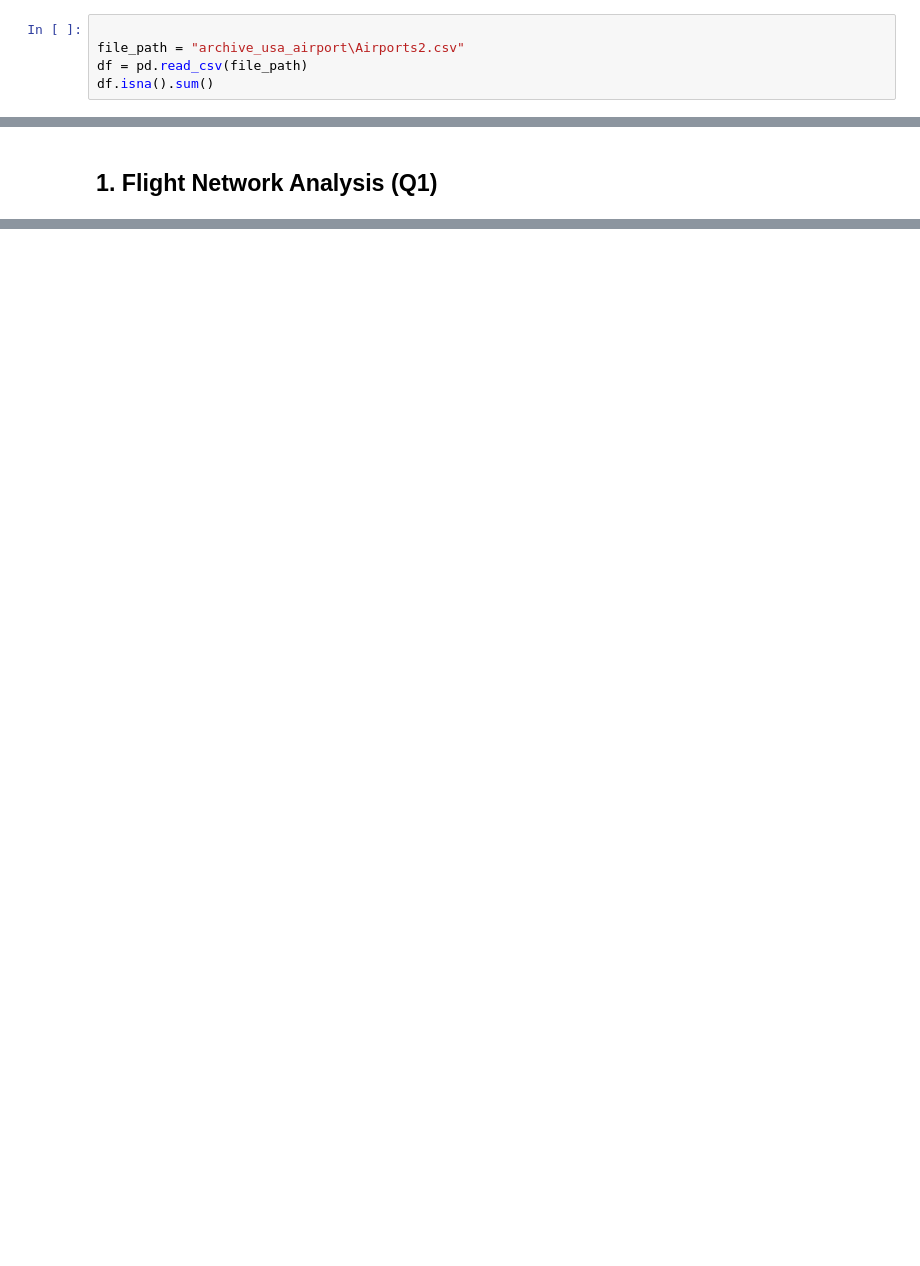
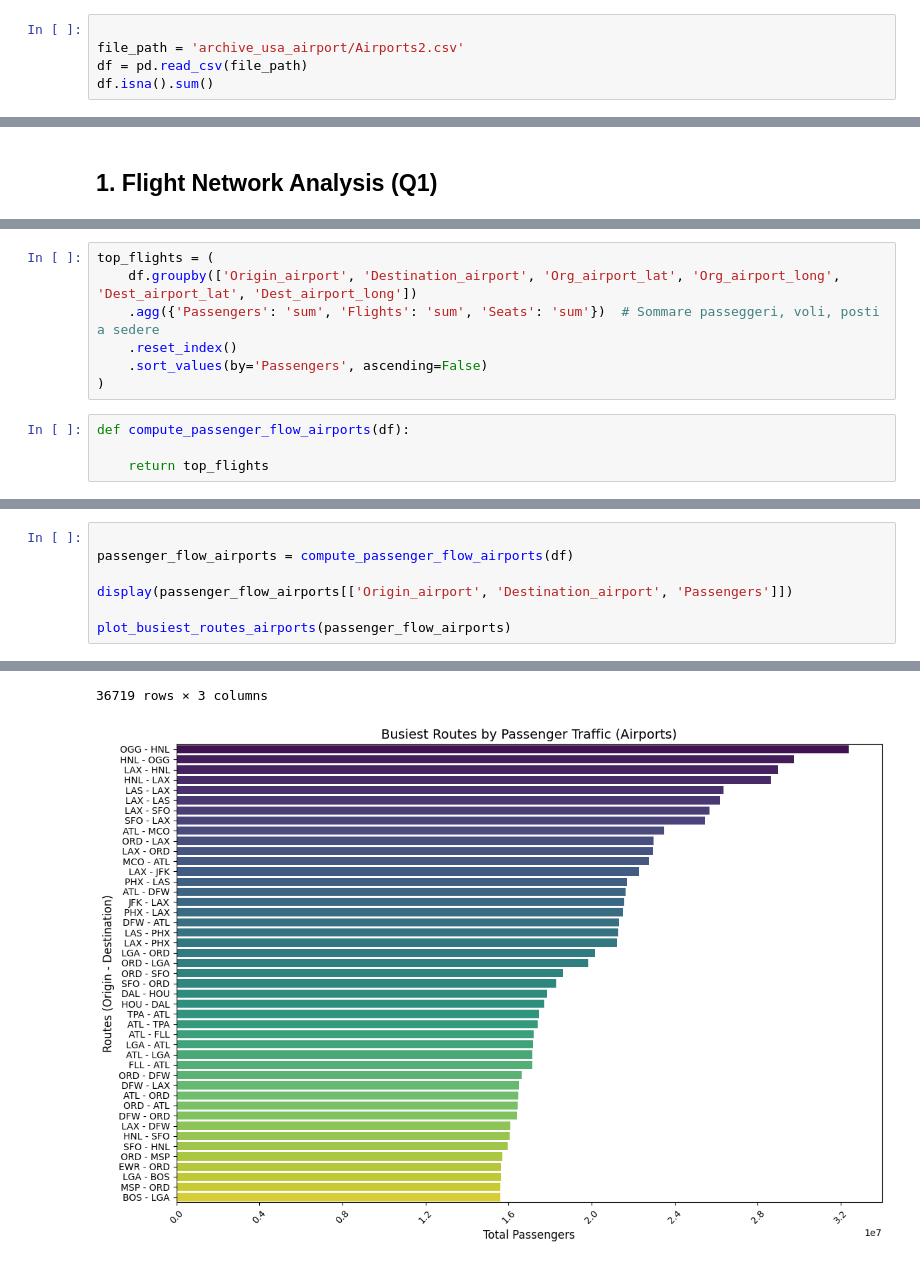
Before and after one commit to LinCannn/ADM-HW5, a Jupyter notebook: ADM_H5.ipynb, the cells around one changed output, grey strips where cells are left out. Cells and saved outputs as stored; diff of their text form; blank space fills up the shorter version.

```diff
--- a/ADM_H5.ipynb
+++ b/ADM_H5.ipynb
@@ -8,7 +15,7 @@ from collections import defaultdict
 ## EDA
 # %%
 
-file_path = "archive_usa_airport\Airports2.csv"
+file_path = 'archive_usa_airport/Airports2.csv'
 df = pd.read_csv(file_path)
 df.isna().sum()
 # %% [output]
@@ -165,0 +250,11 @@ Network Analysis Results:
+# %%
+top_flights = (
+    df.groupby(['Origin_airport', 'Destination_airport', 'Org_airport_lat', 'Org_airport_long', 'Dest_airport_lat', 'Dest_airport_long'])
+    .agg({'Passengers': 'sum', 'Flights': 'sum', 'Seats': 'sum'})  # Sommare passeggeri, voli, posti a sedere
+    .reset_index()
+    .sort_values(by='Passengers', ascending=False)
+)
+# %%
+def compute_passenger_flow_airports(df):
+
+    return top_flights
@@ -165,0 +302,8 @@ Network Analysis Results:
+# %%
+
+passenger_flow_airports = compute_passenger_flow_airports(df)
+
+display(passenger_flow_airports[['Origin_airport', 'Destination_airport', 'Passengers']])
+
+plot_busiest_routes_airports(passenger_flow_airports)
+# %% [output]
@@ -165,0 +322,2 @@ Network Analysis Results:
+36719 rows × 3 columns
+[figure, added]
```
Also changed, not shown: parts of 23 cells of this notebook, 7 other files.
